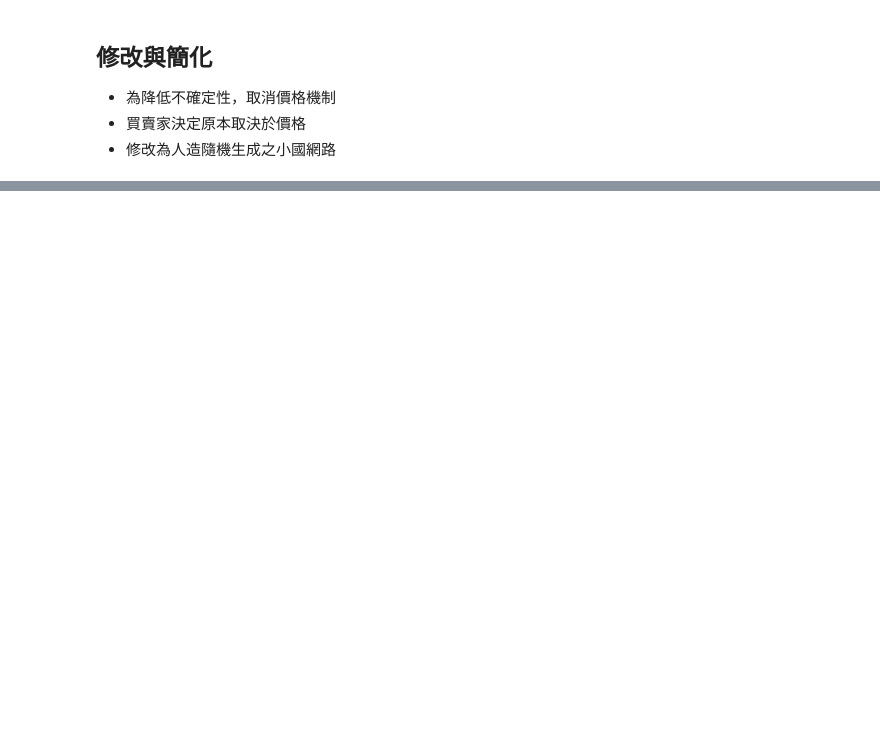
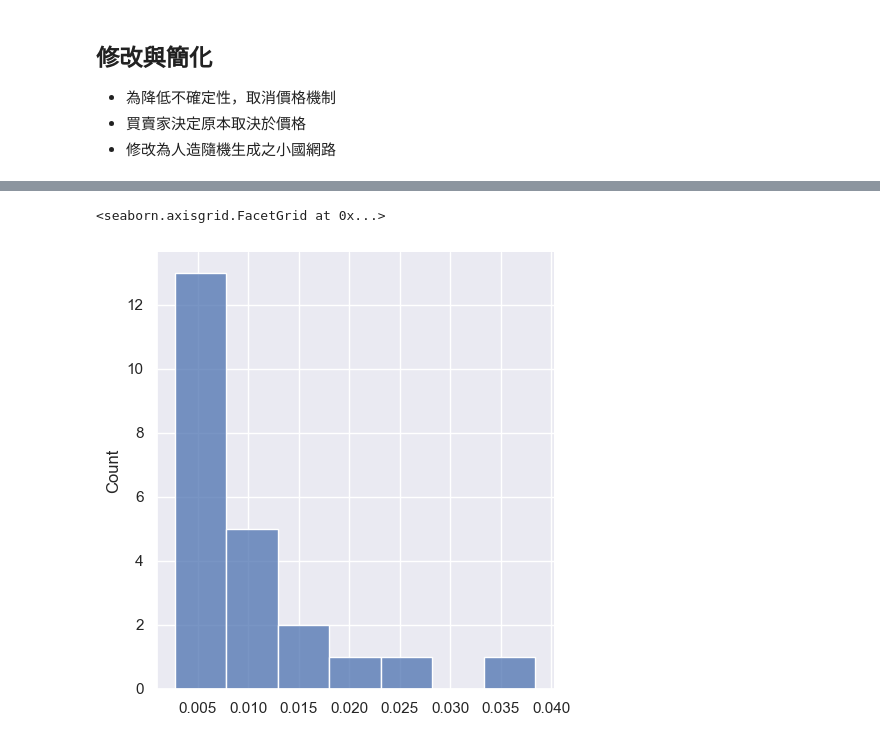
Before and after one commit to teddy21019/Thesis, a Jupyter notebook: model/test.ipynb, the cells around one changed output, grey strips where cells are left out. Cells and saved outputs as stored; diff of their text form; code cells hidden in the pictures; blank space fills up the shorter version.

```diff
--- a/model/test.ipynb
+++ b/model/test.ipynb
@@ -37,0 +47,5 @@ node_refs, combined = generate_cross_broader_bipartite(G1, G2, international_lev
+# %%
+custom_scheduler = ThesisScheduler
+model = ThesisModel(N=30, cross_border_payment_network=combined)
+for i in range(50):
+    model.step()
@@ -37,0 +75,3 @@ node_refs, combined = generate_cross_broader_bipartite(G1, G2, international_lev
+# %%
+observed_mop_for_home = {aid: a.MOP_observe_freq for aid, a in model.schedule._sellers.items() if a.country == 'home'}
+observed_mop_for_home
@@ -38 +96,22 @@ node_refs, combined = generate_cross_broader_bipartite(G1, G2, international_lev
+# %%
+from src.payment import MeansOfPaymentType
+
+f_mop = [mop for mop in model.init_mops.values() if mop.name.startswith('F')]
+# %%
+mop_stat = {
+    f_mop[0]: [],
+    f_mop[1]: []
+}
+
+for agent_data in observed_mop_for_home.values():
+    for mop, v in agent_data.items():
+        if mop in f_mop:
+            mop_stat[mop].append(v)
+# %%
+import seaborn as sns
+sns.set(rc={'figure.figsize':(11.7,8.27)})
+sns.displot(mop_stat[f_mop[0]])
+# %% [output]
+<seaborn.axisgrid.FacetGrid at 0x...>
+[figure, added]
 # %%
```
Also changed, not shown: parts of 12 cells of this notebook.
